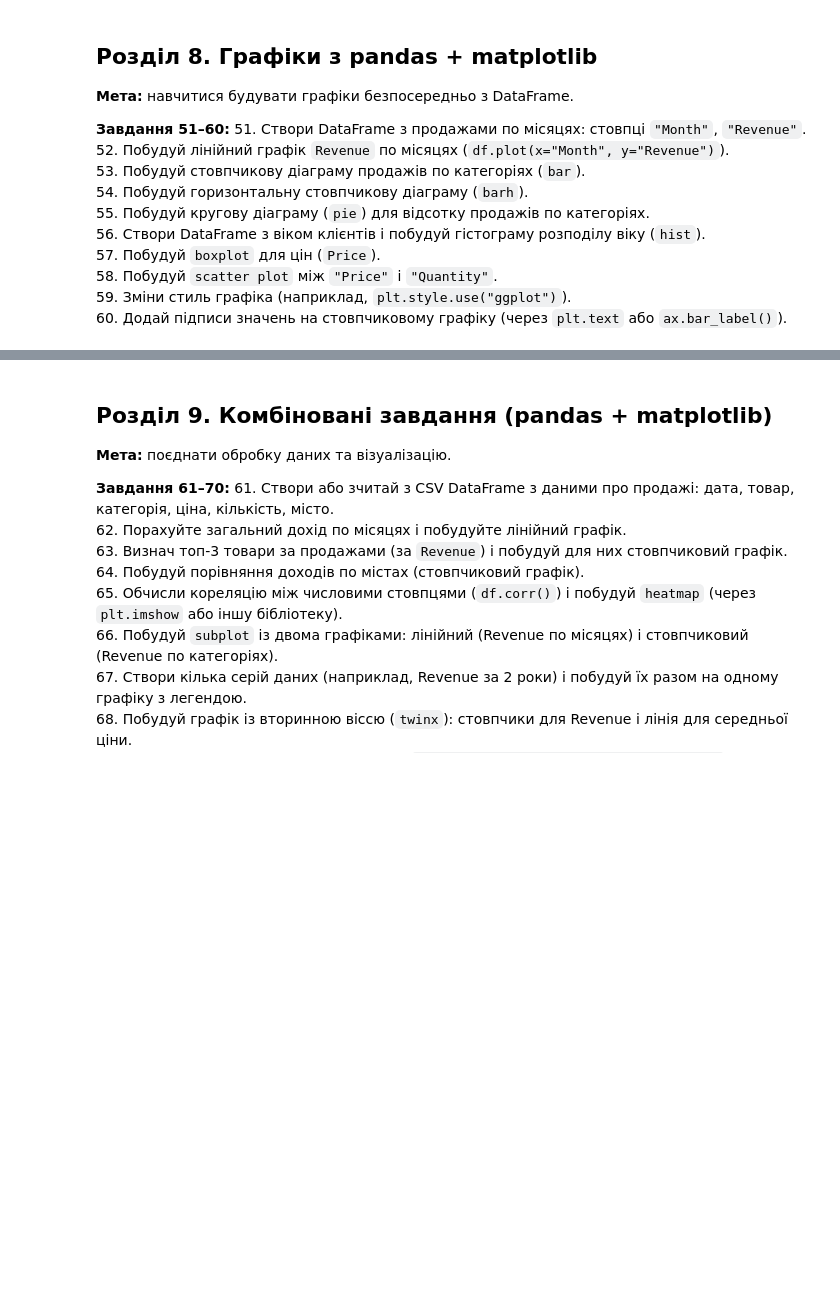
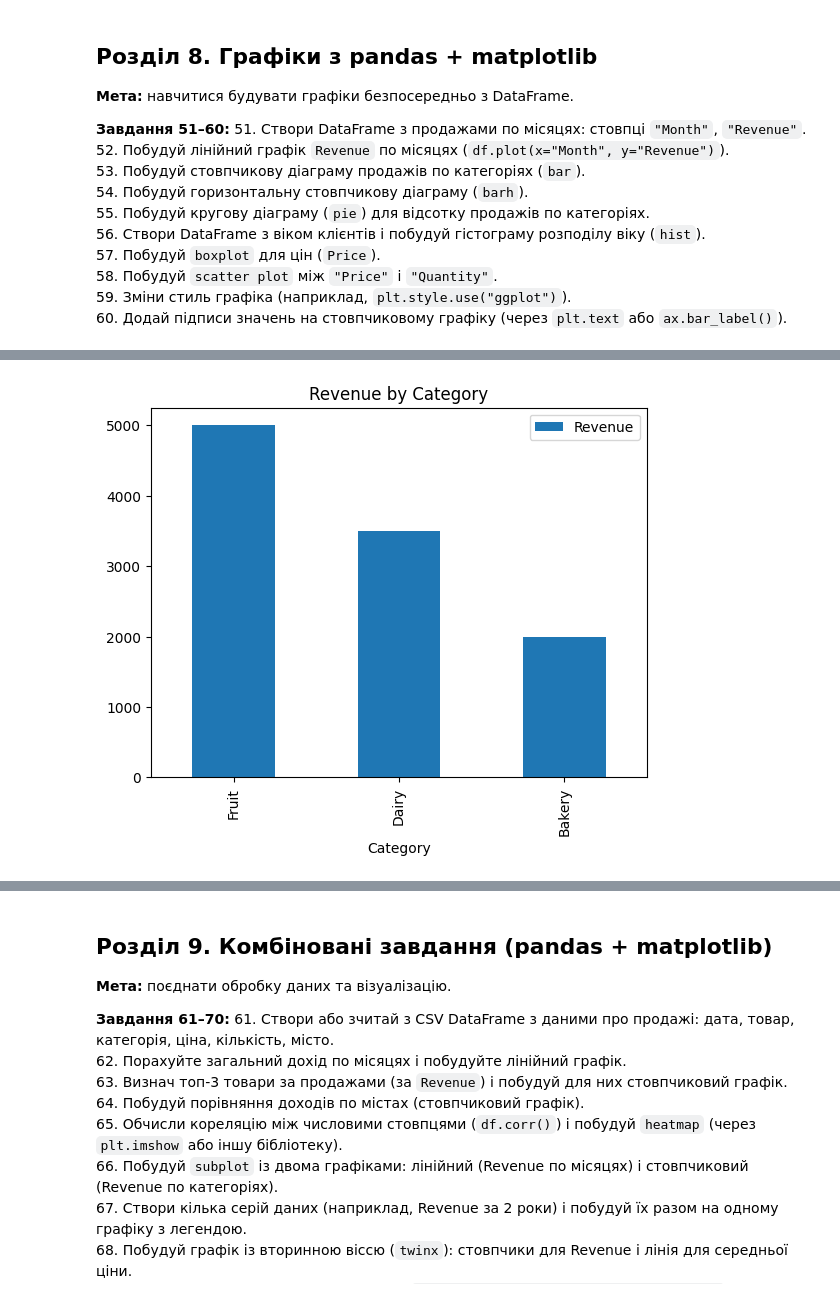
Before and after one commit to shevyakina43/test_task_python, a Jupyter notebook: pandas_matplotlib_practice.ipynb, the cells around one changed output, grey strips where cells are left out. Saved outputs shown, nothing was run; the diff lists cells and outputs as text; code cells hidden in the pictures; blank space fills up the shorter version.

```diff
--- a/pandas_matplotlib_practice.ipynb
+++ b/pandas_matplotlib_practice.ipynb
@@ -570,0 +574,15 @@ plt.show()
+# %%
+# 53
+import pandas as pd
+import matplotlib.pyplot as plt
+
+df_category = pd.DataFrame({
+    'Category': ['Fruit', 'Dairy', 'Bakery'],
+    'Revenue': [5000, 3500, 2000]
+})
+
+df_category.plot(x='Category', y='Revenue', kind='bar')
+plt.title('Revenue by Category')
+plt.show()
+# %% [output]
+[figure, added]
```
Also changed, not shown: parts of 21 cells of this notebook, 1 other file.
